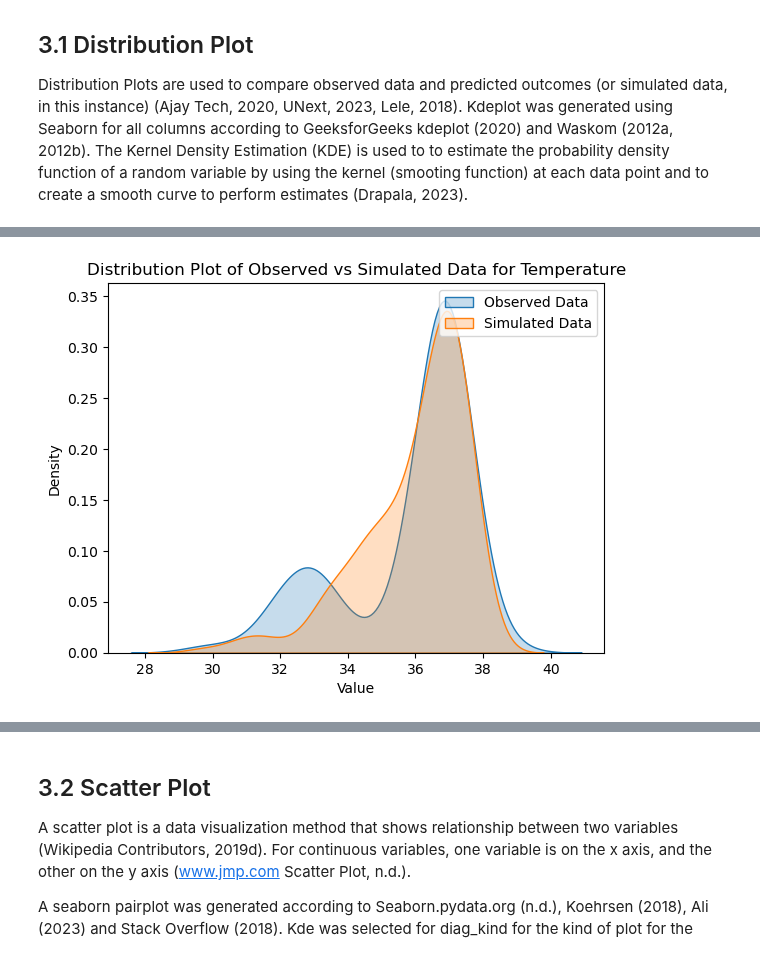
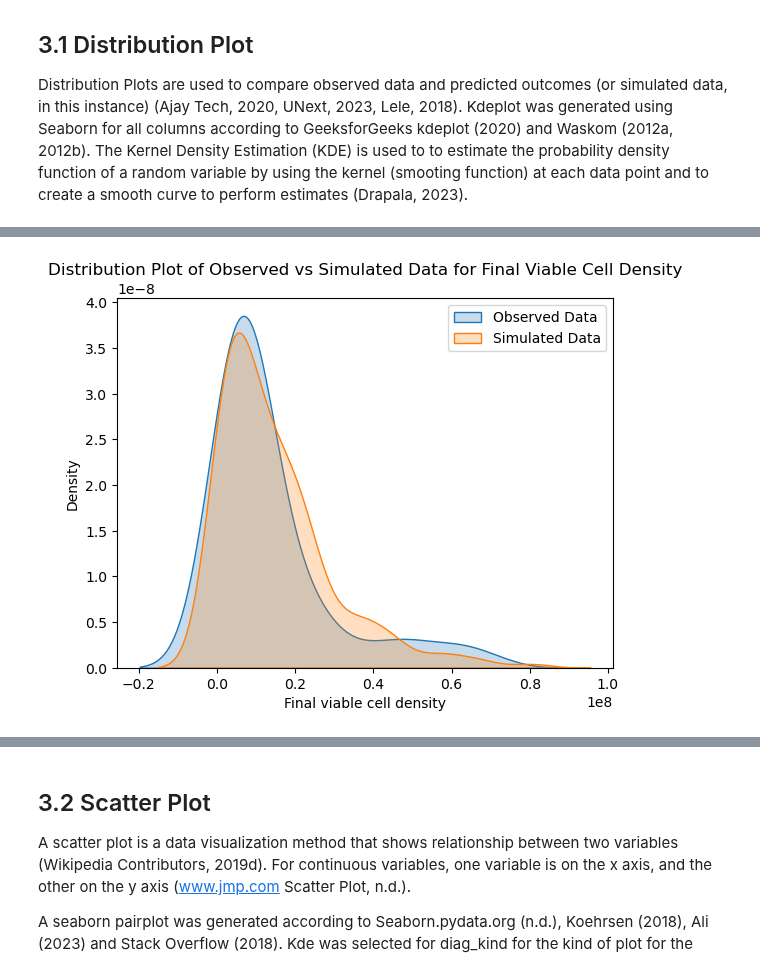
Before and after one commit to nurbujang/1progdaw23, a Jupyter notebook: project1.ipynb, the cells around one changed output, grey strips where cells are left out. Saved outputs shown, nothing was run; the diff lists cells and outputs as text; code cells hidden in the pictures.

```diff
--- a/project1.ipynb
+++ b/project1.ipynb
@@ -644,14 +663,14 @@ Distribution Plots are used to compare observed data and predicted outcomes (or
 # %%
-# for temperature:
+# for final viable cell density (fvcd):
 
-sns.kdeplot(df['temp'], label='Observed Data', shade=True)
-sns.kdeplot(sim['templg'], label='Simulated Data', shade=True)
+sns.kdeplot(df['fvcd'], label='Observed Data', shade=True)
+sns.kdeplot(sim['fvcde'], label='Simulated Data', shade=True)
 
-plt.xlabel('Value')
+plt.xlabel('Final viable cell density')
 plt.ylabel('Density')
-plt.title('Distribution Plot of Observed vs Simulated Data for Temperature')
+plt.title('Distribution Plot of Observed vs Simulated Data for Final Viable Cell Density')
 
 plt.legend()
 plt.show()
 # %% [output]
-[figure, old version]
+[figure, new version]
```
Also changed, not shown: parts of 70 cells of this notebook, 2 other files.
